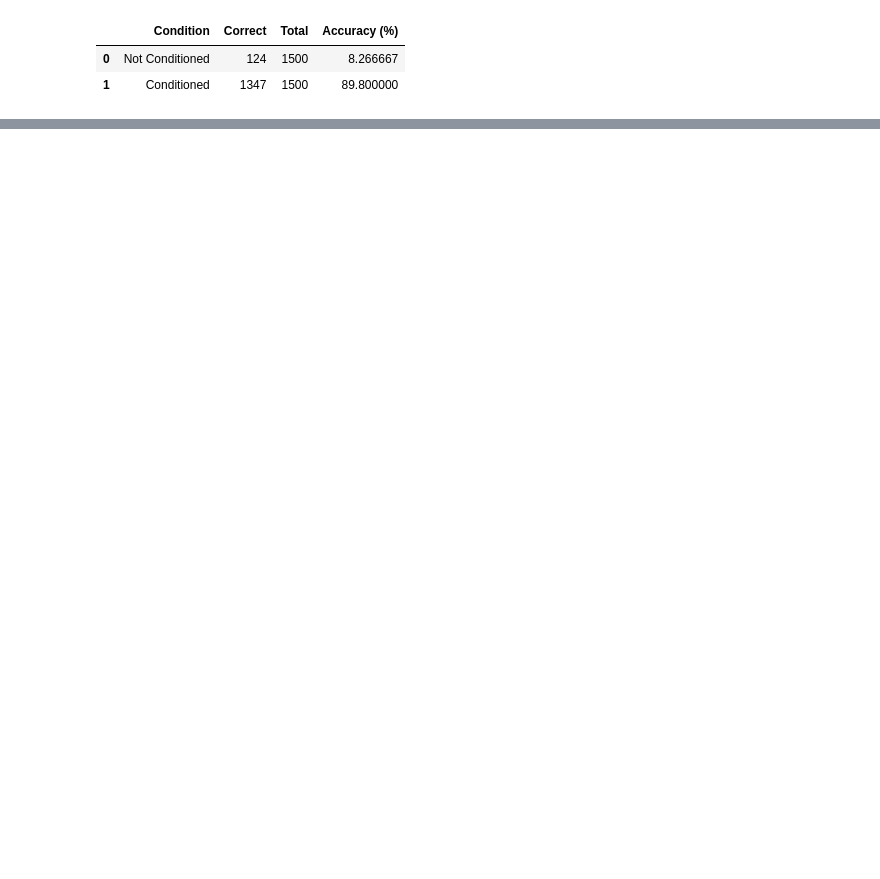
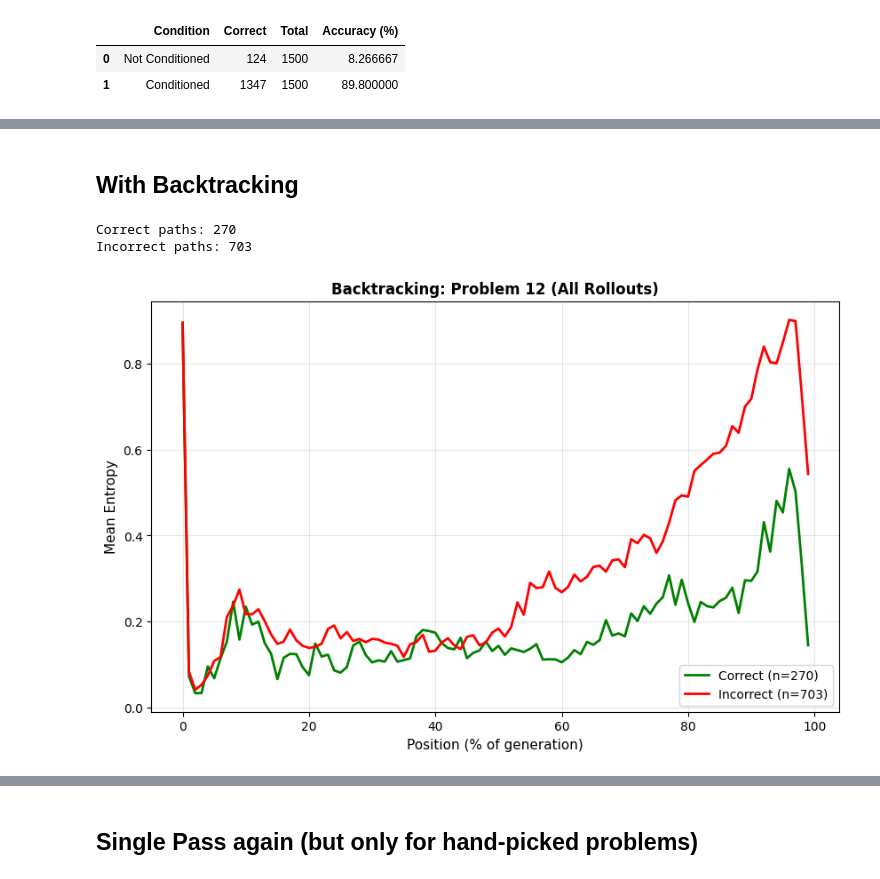
Before and after one commit to adityashukzy/MAT1510-Project, a Jupyter notebook: aggregate.ipynb, the cells around one changed output, grey strips where cells are left out. Saved outputs shown, nothing was run; the diff lists cells and outputs as text; code cells hidden in the pictures; blank space fills up the shorter version.

```diff
--- a/aggregate.ipynb
+++ b/aggregate.ipynb
@@ -348,0 +894,77 @@ plot_entropy_4panel(
+# %% [markdown]
+## With Backtracking
+# %%
+# Load backtracking paths and analyze - ALL ROLLOUTS for problem 12
+paths_json_path = 'experiments/aime_full_20251120_162143/paths.json'
+problem_idx = 12
+
+with open(paths_json_path, 'r') as f:
+    all_paths = json.load(f)
+
+# Aggregate across all rollouts for this problem
+correct_seqs = []
+incorrect_seqs = []
+
+problem_data = all_paths[str(problem_idx)]
+
+for rollout_idx_str, paths in problem_data.items():
+    for path in paths:
+        entropy_seq = np.array([entropy for token, entropy in path['tokens_with_entropy']])
+
+        if len(entropy_seq) < 2:
+            continue
+
+        # Normalize to 100 points
+        x_old = np.linspace(0, 1, len(entropy_seq))
+        x_new = np.linspace(0, 1, 100)
+        f = interp1d(x_old, entropy_seq, kind='linear')
+        normalized = f(x_new)
+
+        if path['is_correct']:
+            correct_seqs.append(normalized)
+        else:
+            incorrect_seqs.append(normalized)
+
+# Compute mean trajectories
+correct_mean = np.mean(correct_seqs, axis=0)
+incorrect_mean = np.mean(incorrect_seqs, axis=0)
+
+print(f"Correct paths: {len(correct_seqs)}")
+print(f"Incorrect paths: {len(incorrect_seqs)}")
+
+# Plot
+positions = np.arange(100)
+
+plt.figure(figsize=(10, 6))
+plt.plot(positions, correct_mean, label=f'Correct (n={len(correct_seqs)})',
+         color='green', linewidth=2)
+plt.plot(positions, incorrect_mean, label=f'Incorrect (n={len(incorrect_seqs)})',
+         color='red', linewidth=2)
+plt.xlabel('Position (% of generation)', fontsize=11)
+plt.ylabel('Mean Entropy', fontsize=11)
+plt.title(f'Backtracking: Problem {problem_idx} (All Rollouts)',
+          fontsize=12, fontweight='bold')
+plt.legend(fontsize=10)
+plt.grid(True, alpha=0.3)
+plt.show()
+
+# T-test at key positions
+for pct in [0, 20, 50, 80]:
+    correct_vals = [seq[pct] for seq in correct_seqs]
+    incorrect_vals = [seq[pct] for seq in incorrect_seqs]
+
+    t_stat, p_val = stats.ttest_ind(correct_vals, incorrect_vals)
+    pooled_std = np.sqrt(((len(correct_vals)-1)*np.std(correct_vals)**2 +
+                          (len(incorrect_vals)-1)*np.std(incorrect_vals)**2) /
+                         (len(correct_vals) + len(incorrect_vals) - 2))
+    cohens_d = (np.mean(correct_vals) - np.mean(incorrect_vals)) / pooled_std
+
+    print(f"\nPosition {pct}%:")
+    print(f"  Correct: μ={np.mean(correct_vals):.4f}, σ={np.std(correct_vals):.4f}")
+    print(f"  Incorrect: μ={np.mean(incorrect_vals):.4f}, σ={np.std(incorrect_vals):.4f}")
+    print(f"  Δ={np.mean(correct_vals) - np.mean(incorrect_vals):.4f}")
+    print(f"  t={t_stat:.3f}, p={p_val:.6f}, d={cohens_d:.3f}")
+# %% [output]
+Correct paths: 270
+Incorrect paths: 703
+[figure, added]
@@ -348,0 +988,2 @@ plot_entropy_4panel(
+# %% [markdown]
+## Single Pass again (but only for hand-picked problems)
```
Also changed, not shown: parts of 32 cells of this notebook, 4 other files.
